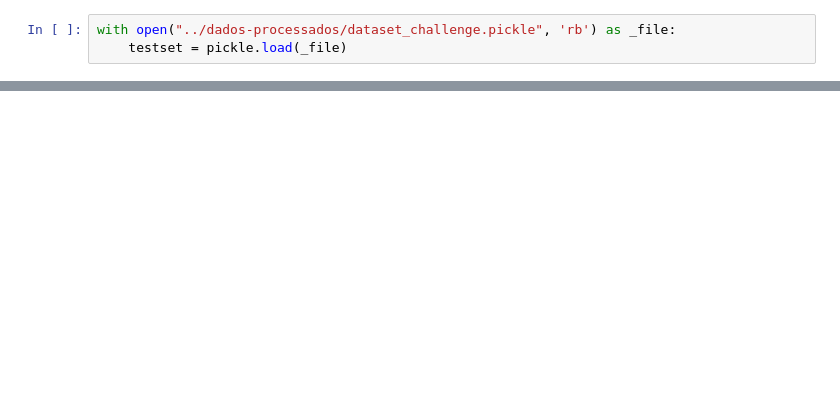
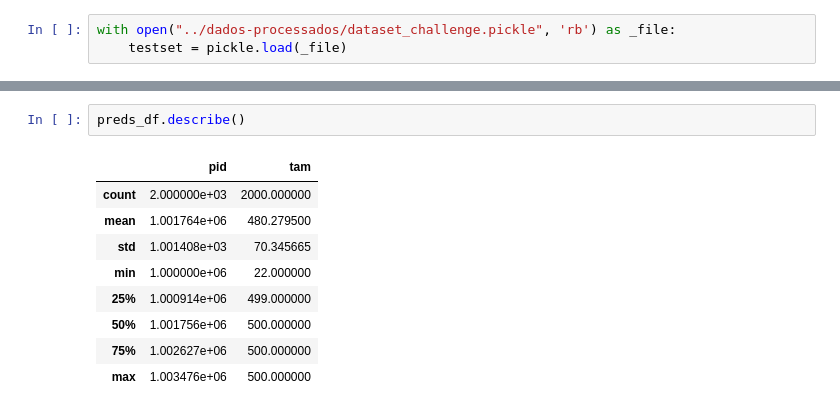
Before and after one commit to TanookiVerde/recsys-automatic-playlist-continuation, a Jupyter notebook: implementacao/2_avaliacao_personalized_pagerank.ipynb, the cells around one changed output, grey strips where cells are left out. Cells and saved outputs as stored; diff of their text form; blank space fills up the shorter version.

```diff
--- a/implementacao/2_avaliacao_personalized_pagerank.ipynb
+++ b/implementacao/2_avaliacao_personalized_pagerank.ipynb
@@ -34,0 +205,12 @@ for name, playlist in tqdm(testset):
+# %%
+preds_df.describe()
+# %% [output]
+|  | pid | tam |
+| count | 2.000000e+03 | 2000.000000 |
+| mean | 1.001764e+06 | 480.279500 |
+| std | 1.001408e+03 | 70.345665 |
+| min | 1.000000e+06 | 22.000000 |
+| 25% | 1.000914e+06 | 499.000000 |
+| 50% | 1.001756e+06 | 500.000000 |
+| 75% | 1.002627e+06 | 500.000000 |
+| max | 1.003476e+06 | 500.000000 |
```
Also changed, not shown: parts of 6 cells of this notebook, 2 other files.
